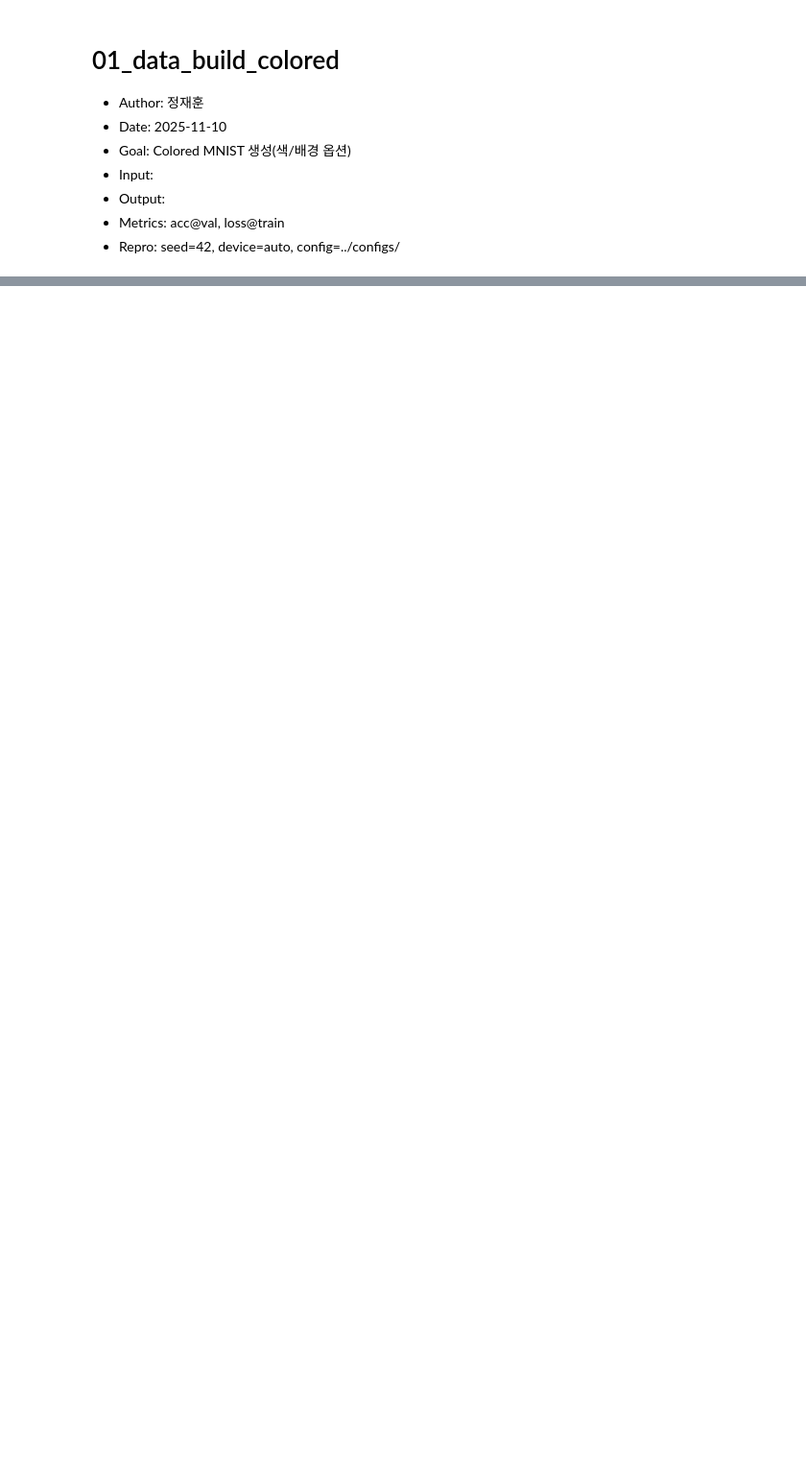
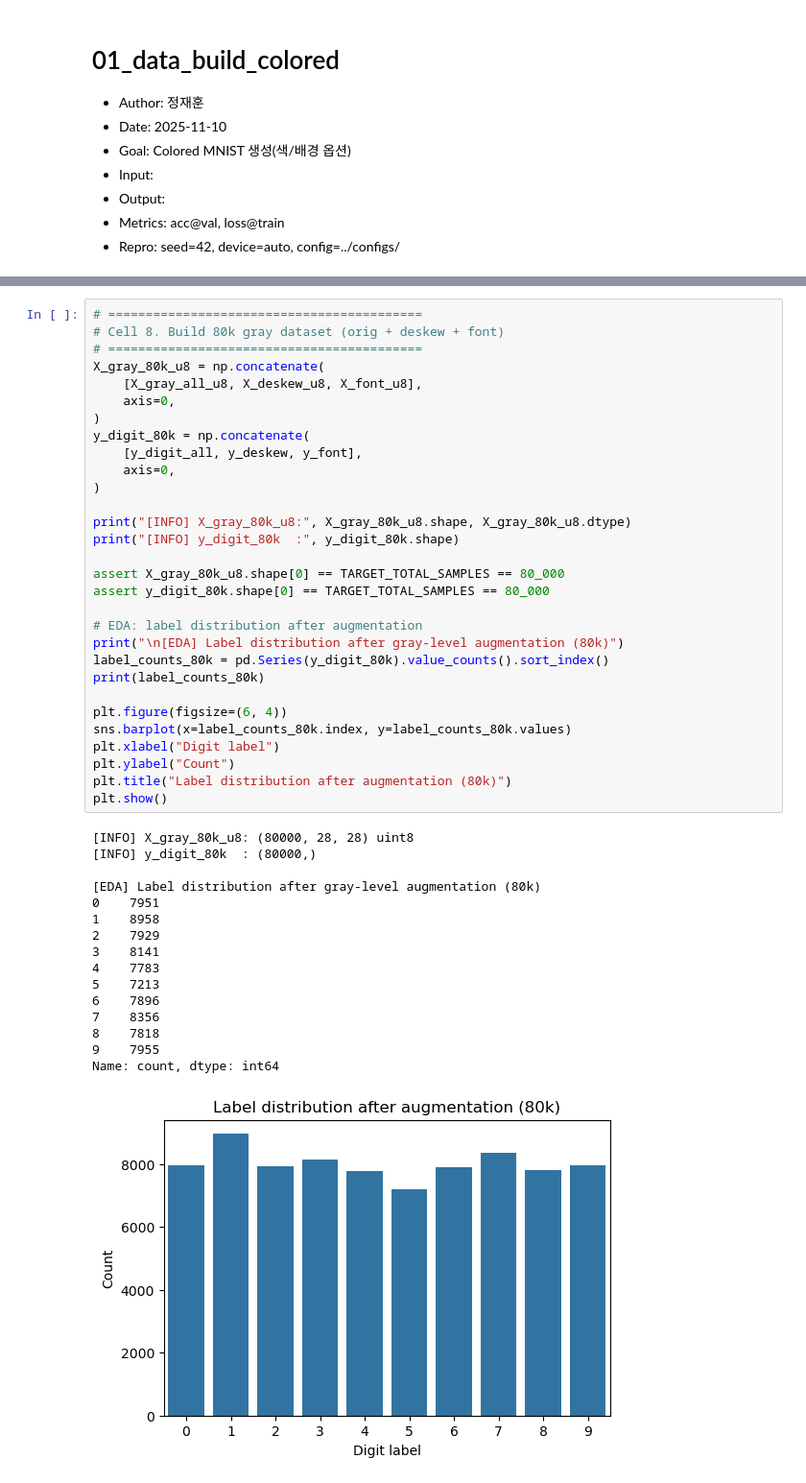
Before and after one commit to ML-SSU-2025/colored-mnist-classification, a Jupyter notebook: notebooks/01_preprocessing_colored_mnist.ipynb, the cells around one changed output, grey strips where cells are left out. Shown at 96% size. Drawn from its saved outputs; the diff is of its cells as text; blank space fills up the shorter version.

```diff
--- a/notebooks/01_preprocessing_colored_mnist.ipynb
+++ b/notebooks/01_preprocessing_colored_mnist.ipynb
@@ -863,0 +578,47 @@ show_colored_samples(X_train_rgb, y_digit_train, y_fg_train, y_bg_train, y_sourc
+# %%
+# ==========================================
+# Cell 8. Build 80k gray dataset (orig + deskew + font)
+# ==========================================
+X_gray_80k_u8 = np.concatenate(
+    [X_gray_all_u8, X_deskew_u8, X_font_u8],
+    axis=0,
+)
+y_digit_80k = np.concatenate(
+    [y_digit_all, y_deskew, y_font],
+    axis=0,
+)
+
+print("[INFO] X_gray_80k_u8:", X_gray_80k_u8.shape, X_gray_80k_u8.dtype)
+print("[INFO] y_digit_80k  :", y_digit_80k.shape)
+
+assert X_gray_80k_u8.shape[0] == TARGET_TOTAL_SAMPLES == 80_000
+assert y_digit_80k.shape[0] == TARGET_TOTAL_SAMPLES == 80_000
+
+# EDA: label distribution after augmentation
+print("\n[EDA] Label distribution after gray-level augmentation (80k)")
+label_counts_80k = pd.Series(y_digit_80k).value_counts().sort_index()
+print(label_counts_80k)
+
+plt.figure(figsize=(6, 4))
+sns.barplot(x=label_counts_80k.index, y=label_counts_80k.values)
+plt.xlabel("Digit label")
+plt.ylabel("Count")
+plt.title("Label distribution after augmentation (80k)")
+plt.show()
+# %% [output]
+[INFO] X_gray_80k_u8: (80000, 28, 28) uint8
+[INFO] y_digit_80k  : (80000,)
+
+[EDA] Label distribution after gray-level augmentation (80k)
+0    7951
+1    8958
+2    7929
+3    8141
+4    7783
+5    7213
+6    7896
+7    8356
+8    7818
+9    7955
+Name: count, dtype: int64
+[figure, added]
```
Also changed, not shown: parts of 24 cells of this notebook, 2 other files.
